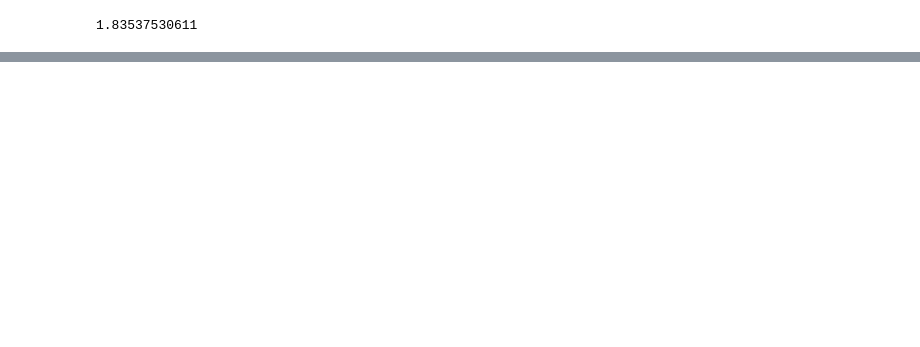
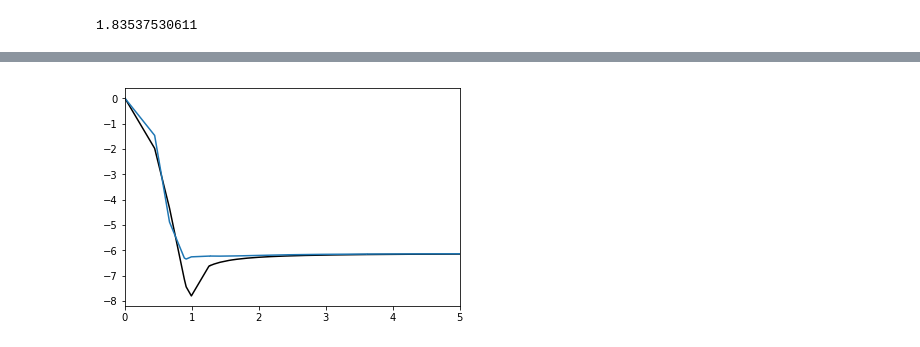
Before and after one commit to alesgenova/pbcpy, a Jupyter notebook: notebooks/Functionals_prototyping.ipynb, the cells around one changed output, grey strips where cells are left out. Saved outputs shown, nothing was run; the diff lists cells and outputs as text; code cells hidden in the pictures; blank space fills up the shorter version.

```diff
--- a/notebooks/Functionals_prototyping.ipynb
+++ b/notebooks/Functionals_prototyping.ipynb
@@ -58,0 +135,29 @@ print(Energy)
+# %%
+def WT_kernel(q,rho0):
+        '''
+        The WT Kernel
+        '''
+        cTF = np.pi**2/(3.0 * np.pi**2)**(1.0/3.0) #2.87123400018819
+        tkf = 2.0 * (3.0 * rho0 * np.pi**2)**(1.0/3.0)
+
+        return (1.2*LindhardFunction(q/tkf,1.0,1.0))*cTF
+# %%
+#
+# Kernels from the real Al density and G-points
+#
+gmpker = MGP_kernel(grid_real.reciprocal_grid.dist_values(),dens_real_space.integral()/mol.cell.omega,0.3,100)
+wtker = WT_kernel(grid_real.reciprocal_grid.dist_values(),dens_real_space.integral()/mol.cell.omega)
+eta = grid_real.reciprocal_grid.dist_values()/(2.0 * (3.0 * dens_real_space.integral()/mol.cell.omega * np.pi**2)**(1.0/3.0))
+
+reta = np.reshape(eta,36*36*72)
+rmgp = np.reshape(gmpker,36*36*72)
+rwt = np.reshape(wtker,36*36*72)
+indx = np.argsort(reta)
+
+plt.plot(reta[indx],rwt[indx],color='black')
+plt.plot(reta[indx],rmgp[indx])
+#plt.ylim(-1.94,-1.9)
+plt.xlim(0,5)
+plt.show()
+# %% [output]
+[figure, added]
```
Also changed, not shown: parts of 13 cells of this notebook, 2 other files.
